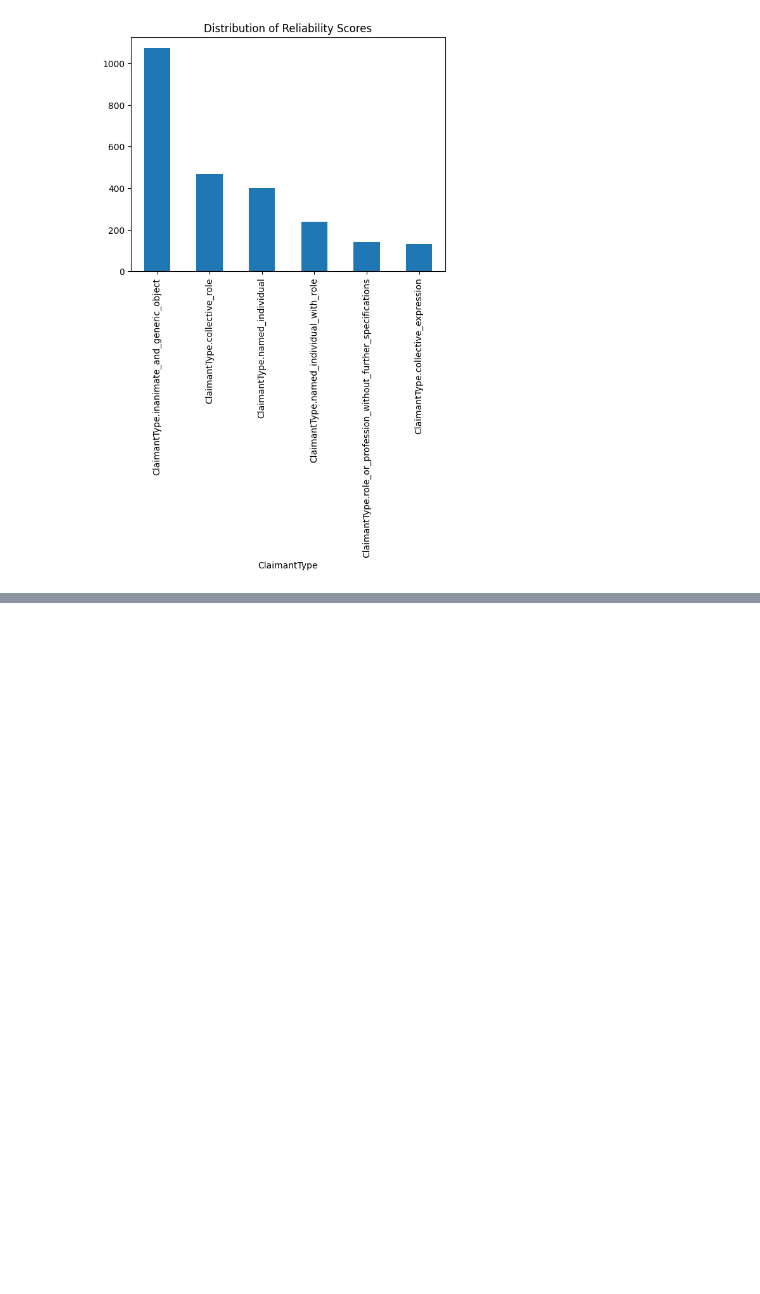
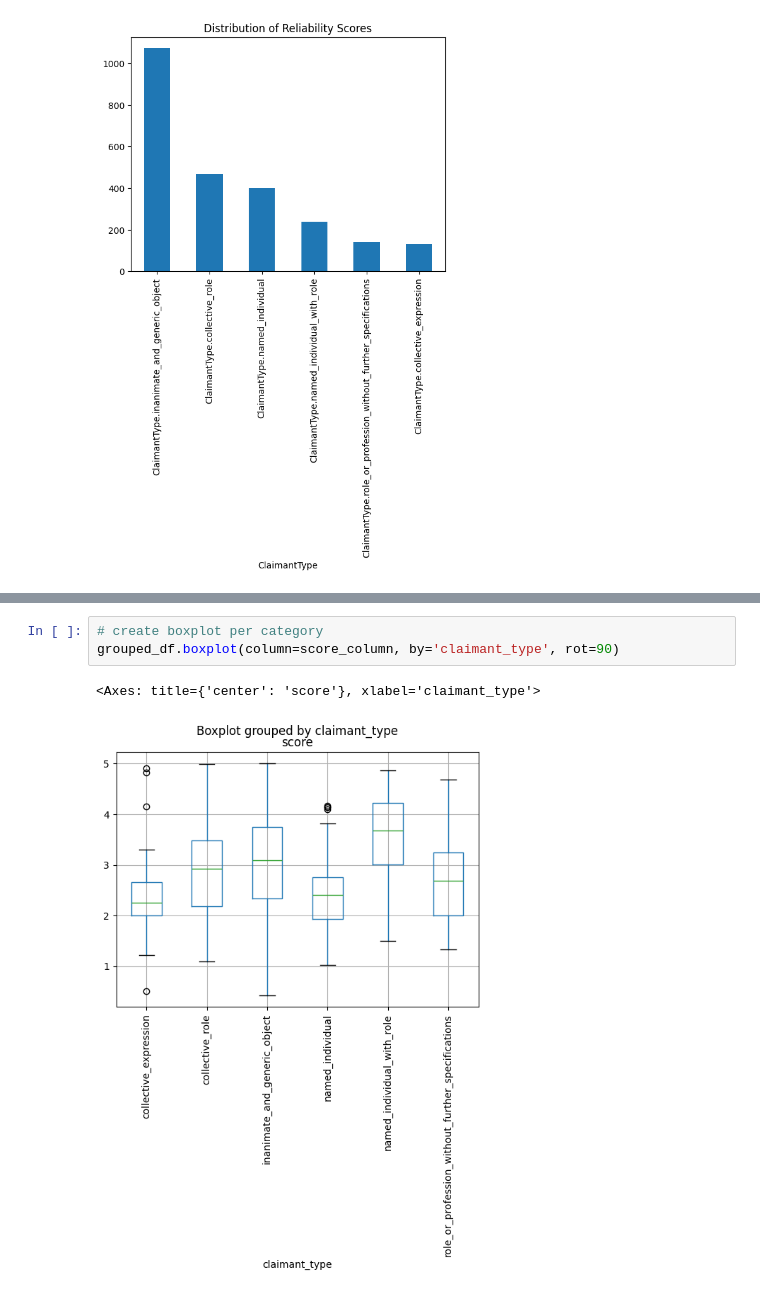
Before and after one commit to bbjoverbeek/credibility-conundrum, a Jupyter notebook: 3_claimant_annotations.ipynb, the cells around one changed output, grey strips where cells are left out. Drawn from its saved outputs; the diff is of its cells as text; blank space fills up the shorter version.

```diff
--- a/3_claimant_annotations.ipynb
+++ b/3_claimant_annotations.ipynb
@@ -54,0 +147,6 @@ df.head()
+# %%
+# create boxplot per category
+grouped_df.boxplot(column=score_column, by='claimant_type', rot=90)
+# %% [output]
+<Axes: title={'center': 'score'}, xlabel='claimant_type'>
+[figure, added]
```
Also changed, not shown: parts of 18 cells of this notebook.
